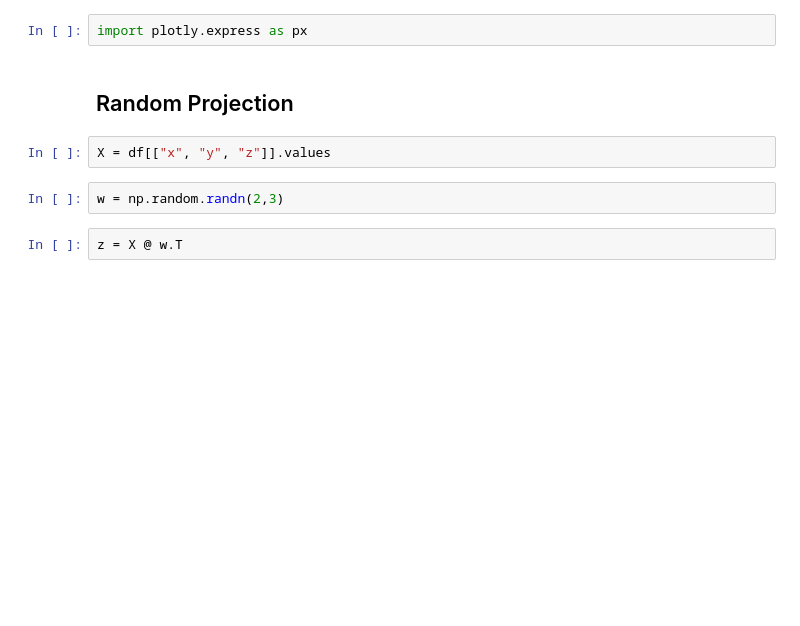
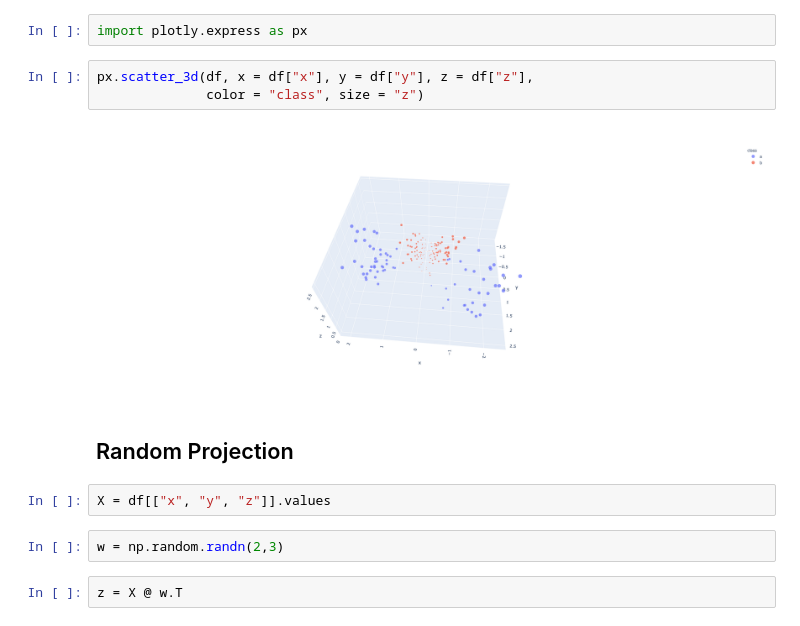
Before and after one commit to myazdani/-ml-viz-2020, a Jupyter notebook: notebooks/low-dim-projections.ipynb, the cells around one changed output. Drawn from its saved outputs; the diff is of its cells as text; blank space fills up the shorter version.

```diff
--- a/notebooks/low-dim-projections.ipynb
+++ b/notebooks/low-dim-projections.ipynb
@@ -16,5 +23,10 @@ df.head()
 # %%
 import plotly.express as px
+# %%
+px.scatter_3d(df, x = df["x"], y = df["y"], z = df["z"],
+              color = "class", size = "z")
+# %% [output]
+[figure, added]
 # %% [markdown]
 ## Random Projection
 # %%
```
Also changed, not shown: parts of 34 cells of this notebook, 3 other files.
